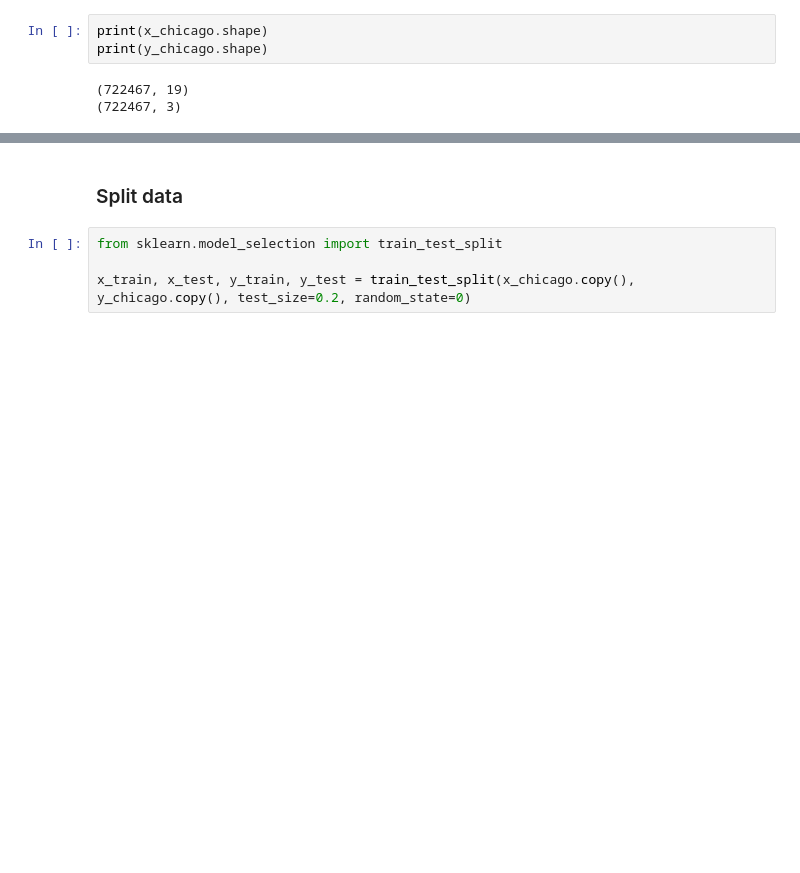
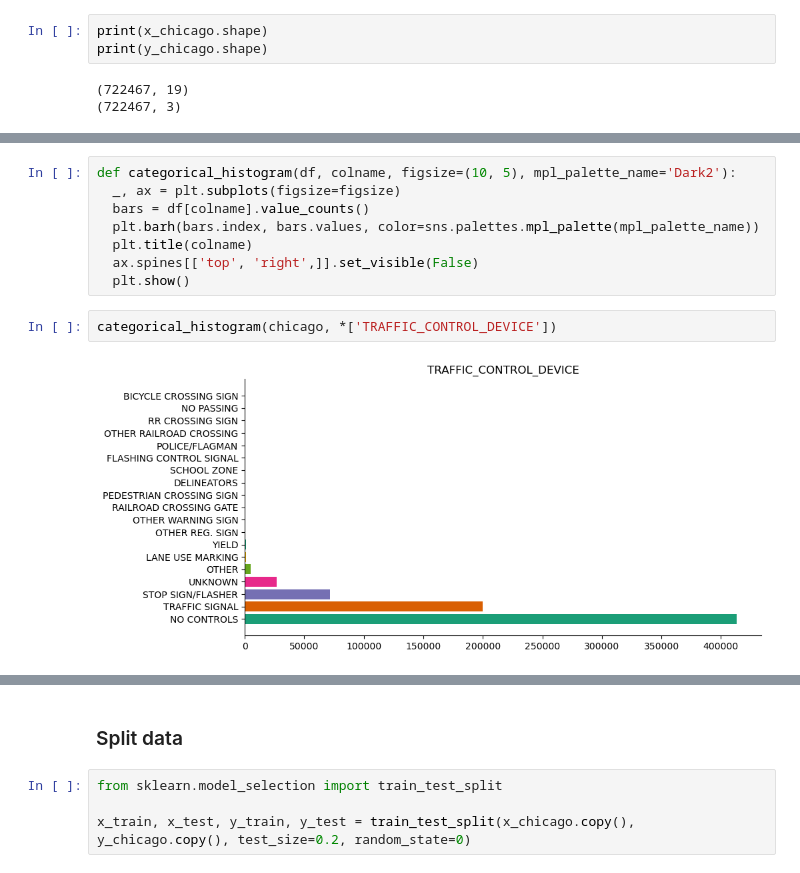
Before and after one commit to HuyHoangTuan/accidents_data_governance, a Jupyter notebook: src/note_book/main.ipynb, the cells around one changed output, grey strips where cells are left out. Drawn from its saved outputs; the diff is of its cells as text; blank space fills up the shorter version.

```diff
--- a/src/note_book/main.ipynb
+++ b/src/note_book/main.ipynb
@@ -87,0 +107,12 @@ print(y_chicago.shape)
+# %%
+def categorical_histogram(df, colname, figsize=(10, 5), mpl_palette_name='Dark2'):
+  _, ax = plt.subplots(figsize=figsize)
+  bars = df[colname].value_counts()
+  plt.barh(bars.index, bars.values, color=sns.palettes.mpl_palette(mpl_palette_name))
+  plt.title(colname)
+  ax.spines[['top', 'right',]].set_visible(False)
+  plt.show()
+# %%
+categorical_histogram(chicago, *['TRAFFIC_CONTROL_DEVICE'])
+# %% [output]
+[figure, added]
```
Also changed, not shown: parts of 9 cells of this notebook.
